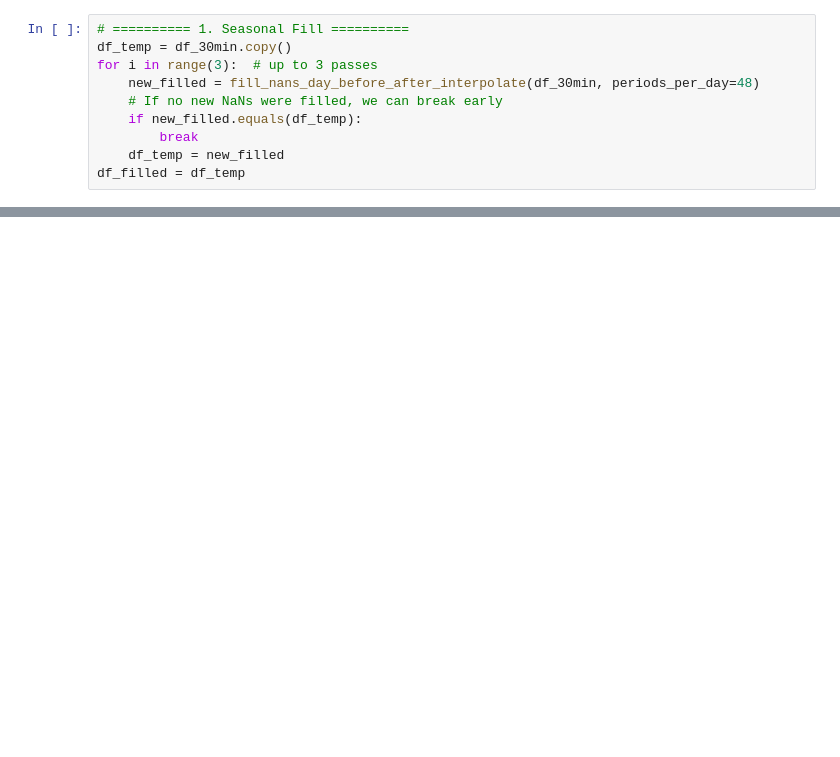
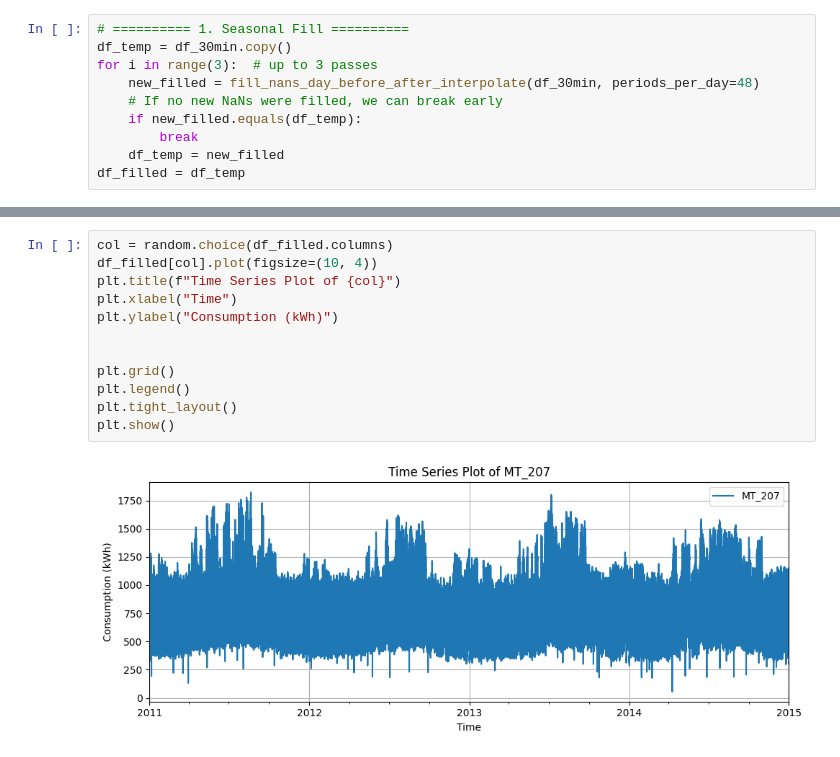
Before and after one commit to iHugoMMM/network-traffic-anomaly-detection, a Jupyter notebook: notebooks/data_cleaning.ipynb, the cells around one changed output, grey strips where cells are left out. Cells and saved outputs as stored; diff of their text form; blank space fills up the shorter version.

```diff
--- a/notebooks/data_cleaning.ipynb
+++ b/notebooks/data_cleaning.ipynb
@@ -222,0 +95,14 @@ No internal gaps detected for any client!
+# %%
+col = random.choice(df_filled.columns)
+df_filled[col].plot(figsize=(10, 4))
+plt.title(f"Time Series Plot of {col}")
+plt.xlabel("Time")
+plt.ylabel("Consumption (kWh)")
+
+
+plt.grid()
+plt.legend()
+plt.tight_layout()
+plt.show()
+# %% [output]
+[figure, added]
```
Also changed, not shown: parts of 7 cells of this notebook, 5 other files.
